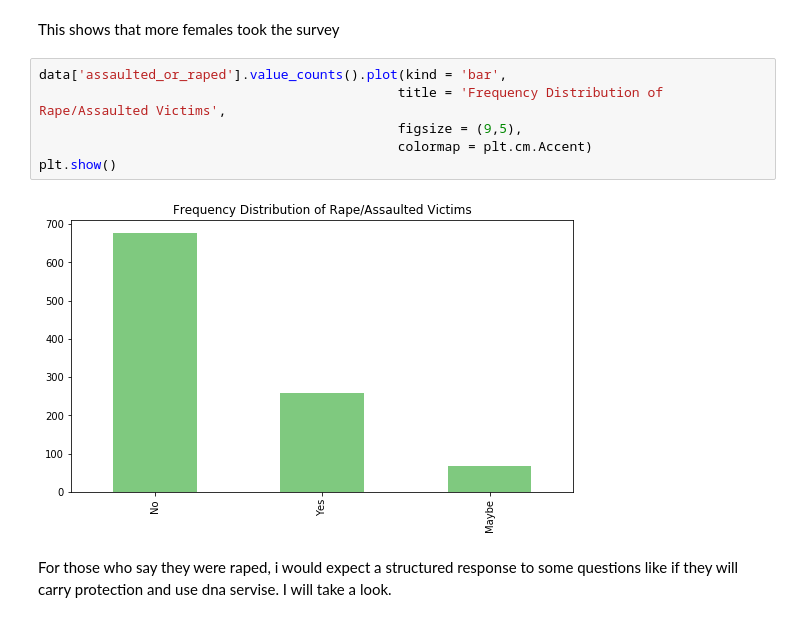
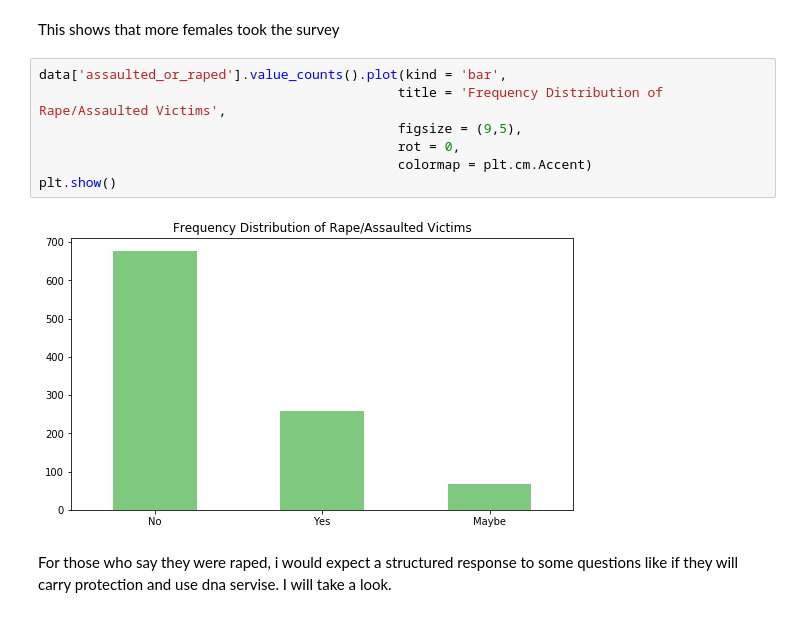
Before and after one commit to Uchencho/Analysis_On_Sexual_Assault_Victims, a Jupyter notebook: Uche_Sexual_Assault_Analysis.ipynb, the cells around one changed output. Saved outputs shown, nothing was run; the diff lists cells and outputs as text.

Commit message:
Added a few comments and changed the aesthetics of some plots

```diff
--- a/Uche_Sexual_Assault_Analysis.ipynb
+++ b/Uche_Sexual_Assault_Analysis.ipynb
@@ -410,11 +401,12 @@ This shows that more females took the survey
 # %%
 data['assaulted_or_raped'].value_counts().plot(kind = 'bar',
                                               title = 'Frequency Distribution of Rape/Assaulted Victims',
                                               figsize = (9,5),
+                                              rot = 0,
                                               colormap = plt.cm.Accent)
 plt.show()
 # %% [output]
-[figure, old version]
+[figure, new version]
 # %% [markdown]
 For those who say they were raped, i would expect a structured response to some questions like if they will carry protection and use dna servise. I will take a look.
 # %%
```
Also changed, not shown: parts of 17 cells of this notebook.
